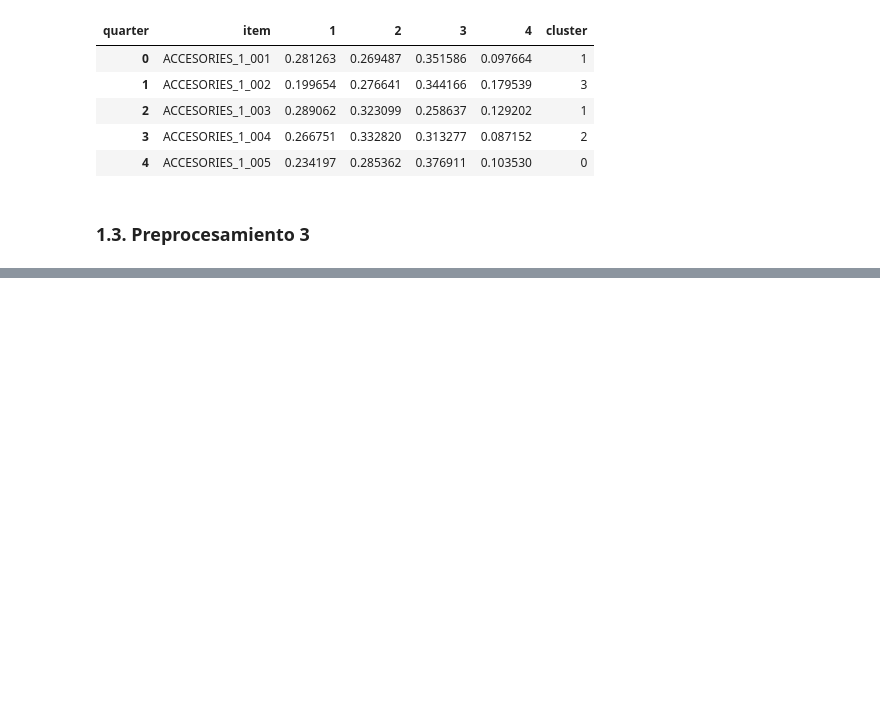
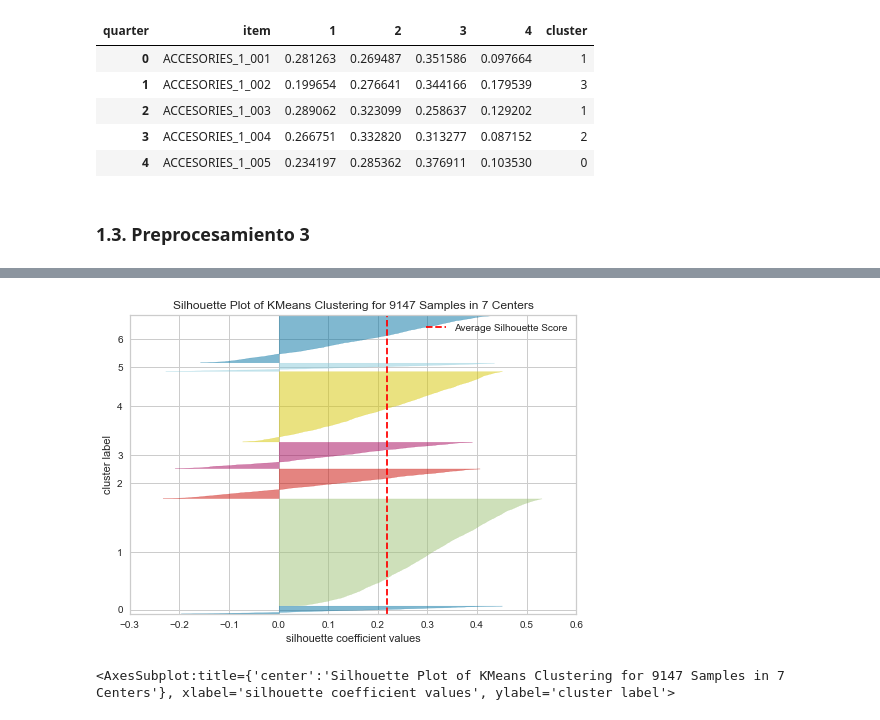
Before and after one commit to alitermat/capstone_retail_TFM, a Jupyter notebook: notebooks/Clustering_producto.ipynb, the cells around one changed output, grey strips where cells are left out. Cells and saved outputs as stored; diff of their text form; code cells hidden in the pictures; blank space fills up the shorter version.

```diff
--- a/notebooks/Clustering_producto.ipynb
+++ b/notebooks/Clustering_producto.ipynb
@@ -299,0 +374,27 @@ En una tercera iteración de clustering vamos a analizar el porcentaje de ventas
+# %%
+silhouette_scores = []
+
+for k in range(2, 10):
+    kmeans = KMeans(n_clusters=k, random_state=42, init="random", n_init="auto")
+    kmeans.fit(df_cluster_quarter_region_ss)
+    silhouette_scores.append(silhouette_score(df_cluster_quarter_region_ss, kmeans.labels_))
+
+fig = px.line(
+    x=range(2, 10),
+    y=silhouette_scores,
+    title="Silhouette score",
+    labels={"x": "k", "y": "Silhouette score"},
+)
+fig.show()
+# %%
+kmeans= KMeans(n_clusters=7,random_state=42, init="random", n_init="auto")
+kmeans.fit(df_cluster_quarter_region_ss)
+df_perc_quarter_region["cluster"] = kmeans.labels_
+# %%
+visualizer = SilhouetteVisualizer(kmeans, colors='yellowbrick')
+
+visualizer.fit(df_cluster_quarter_region_ss)
+visualizer.show()
+# %% [output]
+[figure, added]
+<AxesSubplot:title={'center':'Silhouette Plot of KMeans Clustering for 9147 Samples in 7 Centers'}, xlabel='silhouette coefficient values', ylabel='cluster label'>
```
Also changed, not shown: parts of 11 cells of this notebook.
